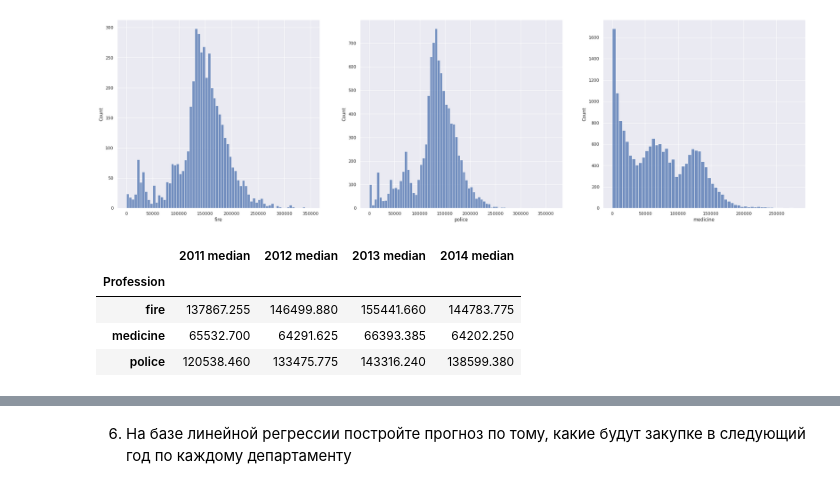
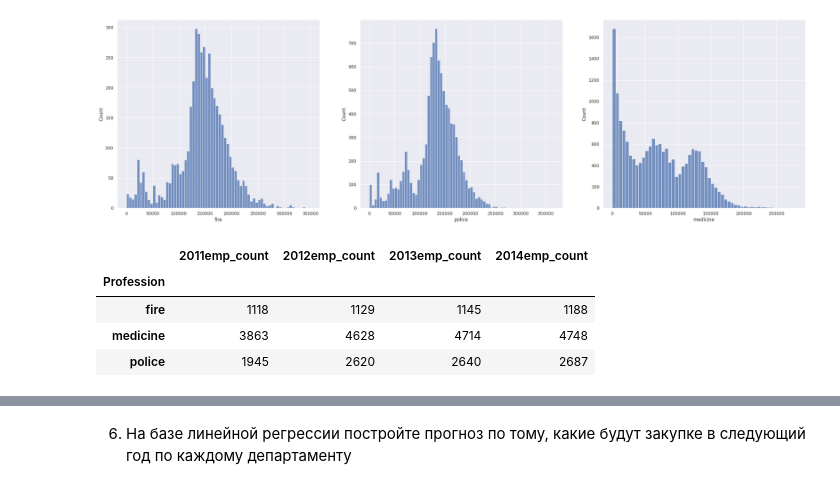
Before and after one commit to savitskaya-om/python, a Jupyter notebook: project/PROJECT.ipynb, the cells around one changed output, grey strips where cells are left out. Drawn from its saved outputs; the diff is of its cells as text; code cells hidden in the pictures.

```diff
--- a/project/PROJECT.ipynb
+++ b/project/PROJECT.ipynb
@@ -609,13 +655,10 @@ mins = sal_slice.groupby(['Year', 'Profession'])['TotalPay'].min().reset_index()
 # %%
-sal_slice_medians = pd.pivot_table (sal_slice, index = "Profession", values = 'TotalPay', columns = 'Year',  aggfunc=np.median)
-new_col = []
-for el in sal_slice_medians.columns.values:
-  new_col.append((str(el) + " median"))
-sal_slice_medians.columns = new_col
-sal_slice_medians
+sal_slice_counts =  pd.pivot_table (sal_slice[["Year", "Profession"]].value_counts().reset_index(), index = "Profession", values = 0, columns = 'Year',  aggfunc=np.median)
+
+sal_slice_counts
 # %% [output]
-|  | 2011 median | 2012 median | 2013 median | 2014 median |
+|  | 2011emp_count | 2012emp_count | 2013emp_count | 2014emp_count |
 | Profession |  |  |  |  |
-| fire | 137867.255 | 146499.880 | 155441.660 | 144783.775 |
-| medicine | 65532.700 | 64291.625 | 66393.385 | 64202.250 |
-| police | 120538.460 | 133475.775 | 143316.240 | 138599.380 |
+| fire | 1118 | 1129 | 1145 | 1188 |
+| medicine | 3863 | 4628 | 4714 | 4748 |
+| police | 1945 | 2620 | 2640 | 2687 |
```
Also changed, not shown: parts of 15 cells of this notebook.
